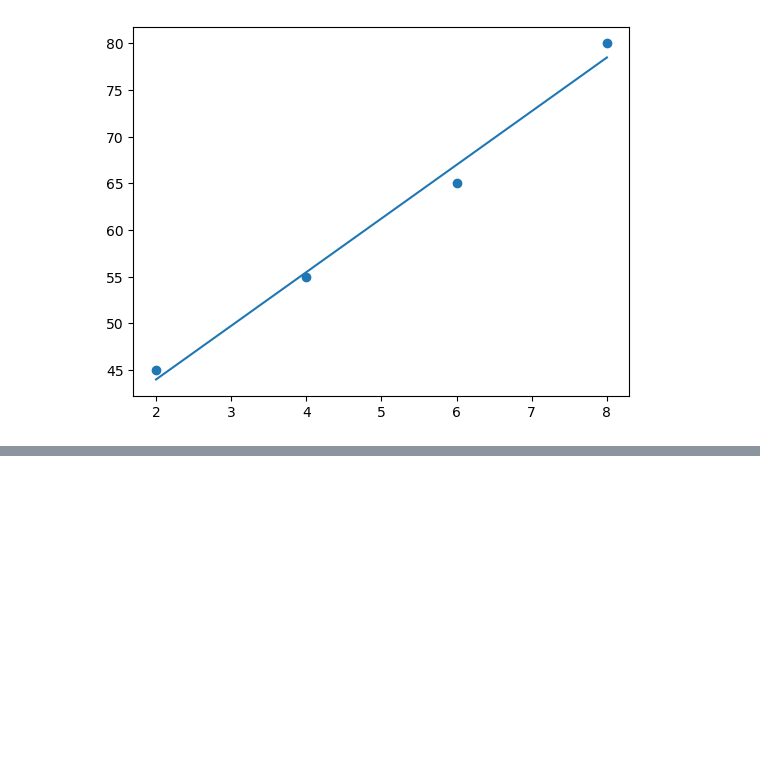
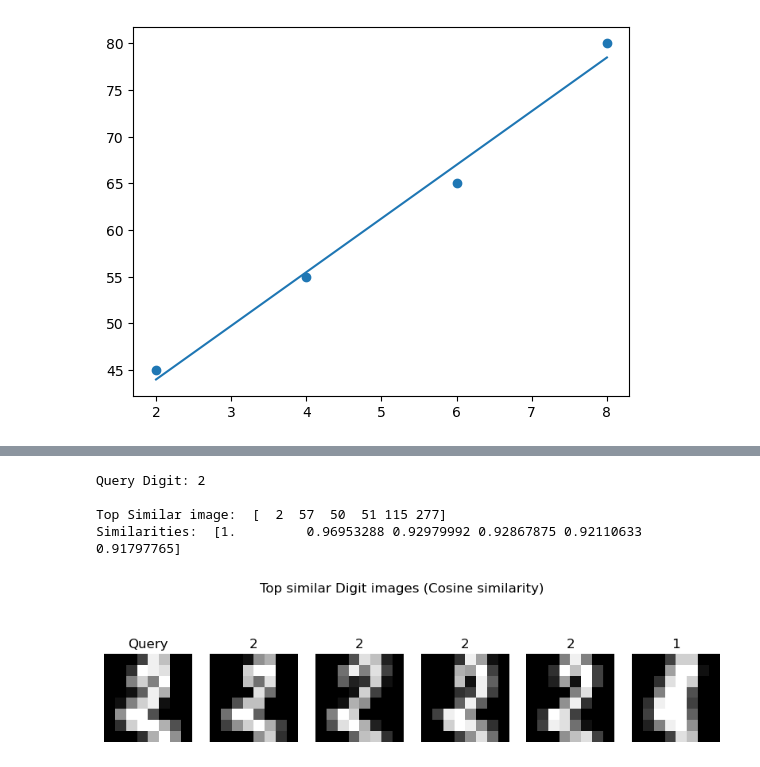
Before and after one commit to talibuilds/Samsung-Innovation, a Jupyter notebook: Function.ipynb, the cells around one changed output, grey strips where cells are left out. Saved outputs shown, nothing was run; the diff lists cells and outputs as text; code cells hidden in the pictures; blank space fills up the shorter version.

```diff
--- a/Function.ipynb
+++ b/Function.ipynb
@@ -328,0 +427,42 @@ Angle:  80.13419305691563
+# %%
+import numpy as np
+import matplotlib.pyplot as plt
+from sklearn.datasets import load_digits
+from sklearn.metrics.pairwise import cosine_similarity
+
+digits = load_digits()
+x = digits.data
+y = digits.target
+
+query_index = 2
+query_image = x[query_index]
+print("Query Digit:", y[query_index])
+
+similarities = cosine_similarity([query_image], x)[0]
+
+
+top_indices = np.argsort(similarities)[-6:][::-1]
+print("\nTop Similar image: ", top_indices)
+print("Similarities: ", similarities[top_indices])
+
+plt.figure(figsize=(10, 3))
+
+plt.subplot(1, 6, 1)
+plt.imshow(query_image.reshape(8, 8), cmap = "gray")
+plt.title("Query")
+plt.axis("off")
+
+for i, idx in enumerate(top_indices[1:]):
+    plt.subplot(1, 6, i+2)
+    plt.imshow(x[idx].reshape(8, 8), cmap = "gray")
+    plt.title(f"{y[idx]}")
+    plt.axis("off")
+
+plt.suptitle("Top similar Digit images (Cosine similarity)\n")
+plt.show()
+# %% [output]
+Query Digit: 2
+
+Top Similar image:  [  2  57  50  51 115 277]
+Similarities:  [1.         0.96953288 0.92979992 0.92867875 0.92110633 0.91797765]
+[figure, added]
```
Also changed, not shown: parts of 3 cells of this notebook.
